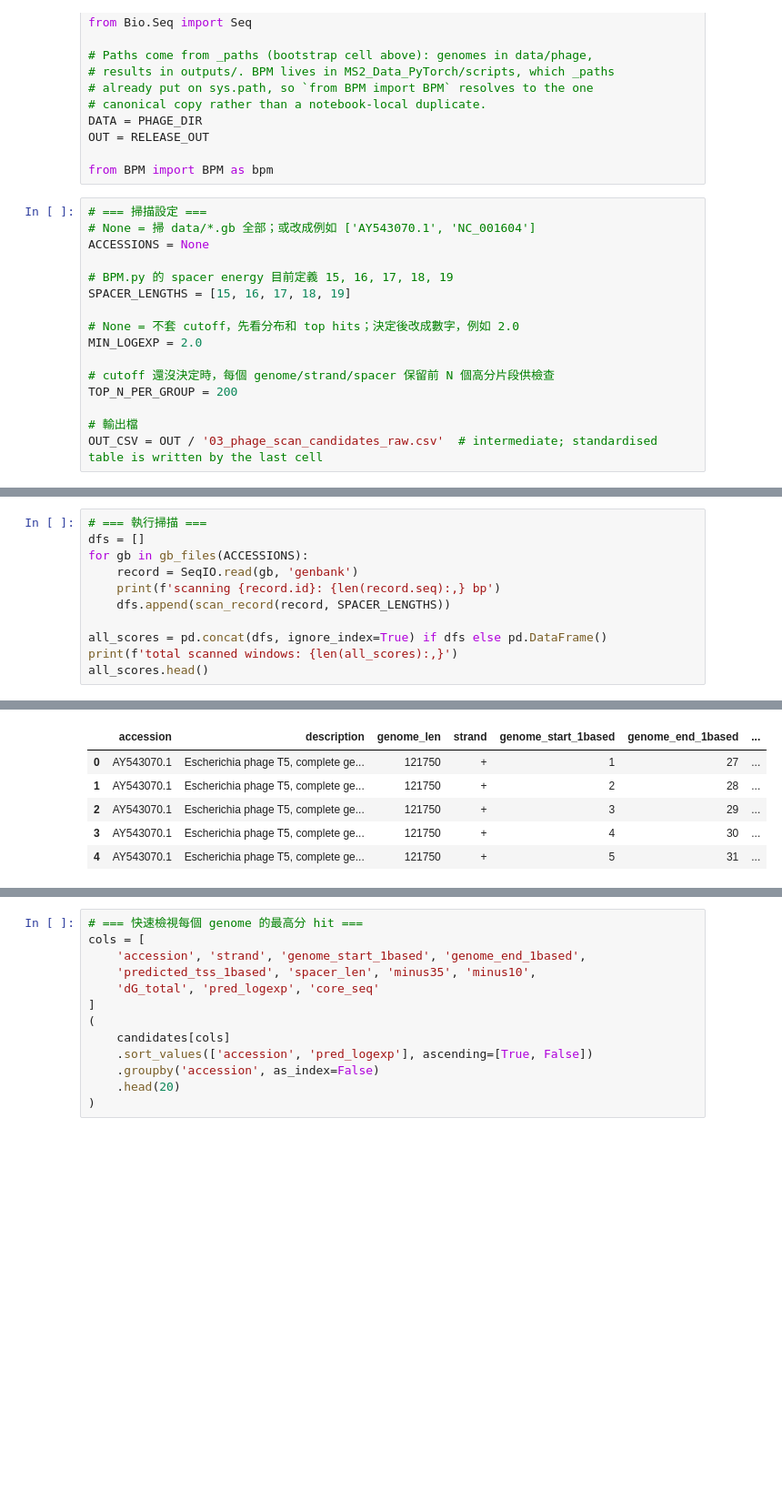
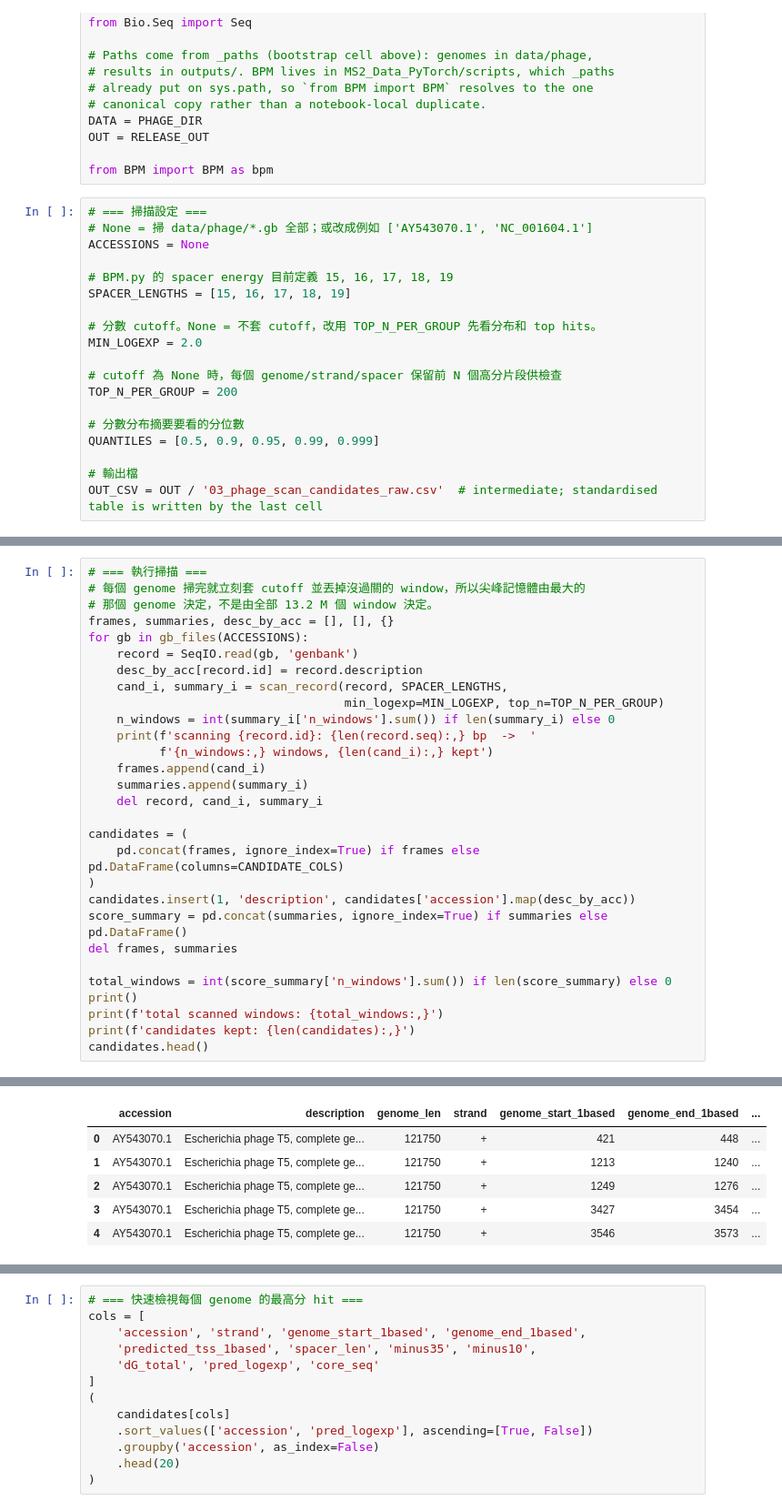
Before and after one commit to KellyLiao1023/Whole-model, a Jupyter notebook: MS2_Data_PyTorch/scripts/library_release/03_phage_selection_scan.ipynb, the cells around one changed output, grey strips where cells are left out. Shown at 91% size. Cells and saved outputs as stored; diff of their text form; blank space fills up the shorter version.

```diff
--- a/MS2_Data_PyTorch/scripts/library_release/03_phage_selection_scan.ipynb
+++ b/MS2_Data_PyTorch/scripts/library_release/03_phage_selection_scan.ipynb
@@ -50,17 +60,20 @@ OUT = RELEASE_OUT
 from BPM import BPM as bpm
 # %%
 # === 掃描設定 ===
-# None = 掃 data/*.gb 全部；或改成例如 ['AY543070.1', 'NC_001604']
+# None = 掃 data/phage/*.gb 全部；或改成例如 ['AY543070.1', 'NC_001604.1']
 ACCESSIONS = None
 
 # BPM.py 的 spacer energy 目前定義 15, 16, 17, 18, 19
 SPACER_LENGTHS = [15, 16, 17, 18, 19]
 
-# None = 不套 cutoff，先看分布和 top hits；決定後改成數字，例如 2.0
+# 分數 cutoff。None = 不套 cutoff，改用 TOP_N_PER_GROUP 先看分布和 top hits。
 MIN_LOGEXP = 2.0
 
-# cutoff 還沒決定時，每個 genome/strand/spacer 保留前 N 個高分片段供檢查
+# cutoff 為 None 時，每個 genome/strand/spacer 保留前 N 個高分片段供檢查
 TOP_N_PER_GROUP = 200
+
+# 分數分布摘要要看的分位數
+QUANTILES = [0.5, 0.9, 0.95, 0.99, 0.999]
 
 # 輸出檔
 OUT_CSV = OUT / '03_phage_scan_candidates_raw.csv'  # intermediate; standardised table is written by the last cell
@@ -140,12 +193,30 @@ def scan_record(record, spacer_lengths):
 # %%
 # === 執行掃描 ===
-dfs = []
+# 每個 genome 掃完就立刻套 cutoff 並丟掉沒過關的 window，所以尖峰記憶體由最大的
+# 那個 genome 決定，不是由全部 13.2 M 個 window 決定。
+frames, summaries, desc_by_acc = [], [], {}
 for gb in gb_files(ACCESSIONS):
     record = SeqIO.read(gb, 'genbank')
-    print(f'scanning {record.id}: {len(record.seq):,} bp')
-    dfs.append(scan_record(record, SPACER_LENGTHS))
+    desc_by_acc[record.id] = record.description
+    cand_i, summary_i = scan_record(record, SPACER_LENGTHS,
+                                    min_logexp=MIN_LOGEXP, top_n=TOP_N_PER_GROUP)
+    n_windows = int(summary_i['n_windows'].sum()) if len(summary_i) else 0
+    print(f'scanning {record.id}: {len(record.seq):,} bp  ->  '
+          f'{n_windows:,} windows, {len(cand_i):,} kept')
+    frames.append(cand_i)
+    summaries.append(summary_i)
+    del record, cand_i, summary_i
 
-all_scores = pd.concat(dfs, ignore_index=True) if dfs else pd.DataFrame()
-print(f'total scanned windows: {len(all_scores):,}')
-all_scores.head()
+candidates = (
+    pd.concat(frames, ignore_index=True) if frames else pd.DataFrame(columns=CANDIDATE_COLS)
+)
+candidates.insert(1, 'description', candidates['accession'].map(desc_by_acc))
+score_summary = pd.concat(summaries, ignore_index=True) if summaries else pd.DataFrame()
+del frames, summaries
+
+total_windows = int(score_summary['n_windows'].sum()) if len(score_summary) else 0
+print()
+print(f'total scanned windows: {total_windows:,}')
+print(f'candidates kept: {len(candidates):,}')
+candidates.head()
 # %% [output]
@@ -170,8 +243,8 @@ total scanned windows: 13,213,880
 |  | accession | description | genome_len | strand | genome_start_1based | genome_end_1based | ... |
-| 0 | AY543070.1 | Escherichia phage T5, complete ge... | 121750 | + | 1 | 27 | ... |
-| 1 | AY543070.1 | Escherichia phage T5, complete ge... | 121750 | + | 2 | 28 | ... |
-| 2 | AY543070.1 | Escherichia phage T5, complete ge... | 121750 | + | 3 | 29 | ... |
-| 3 | AY543070.1 | Escherichia phage T5, complete ge... | 121750 | + | 4 | 30 | ... |
-| 4 | AY543070.1 | Escherichia phage T5, complete ge... | 121750 | + | 5 | 31 | ... |
+| 0 | AY543070.1 | Escherichia phage T5, complete ge... | 121750 | + | 421 | 448 | ... |
+| 1 | AY543070.1 | Escherichia phage T5, complete ge... | 121750 | + | 1213 | 1240 | ... |
+| 2 | AY543070.1 | Escherichia phage T5, complete ge... | 121750 | + | 1249 | 1276 | ... |
+| 3 | AY543070.1 | Escherichia phage T5, complete ge... | 121750 | + | 3427 | 3454 | ... |
+| 4 | AY543070.1 | Escherichia phage T5, complete ge... | 121750 | + | 3546 | 3573 | ... |
 # %%
 # === 分數分布：用來決定 MIN_LOGEXP ===
```
Also changed, not shown: parts of 14 cells of this notebook, 9 other files.
